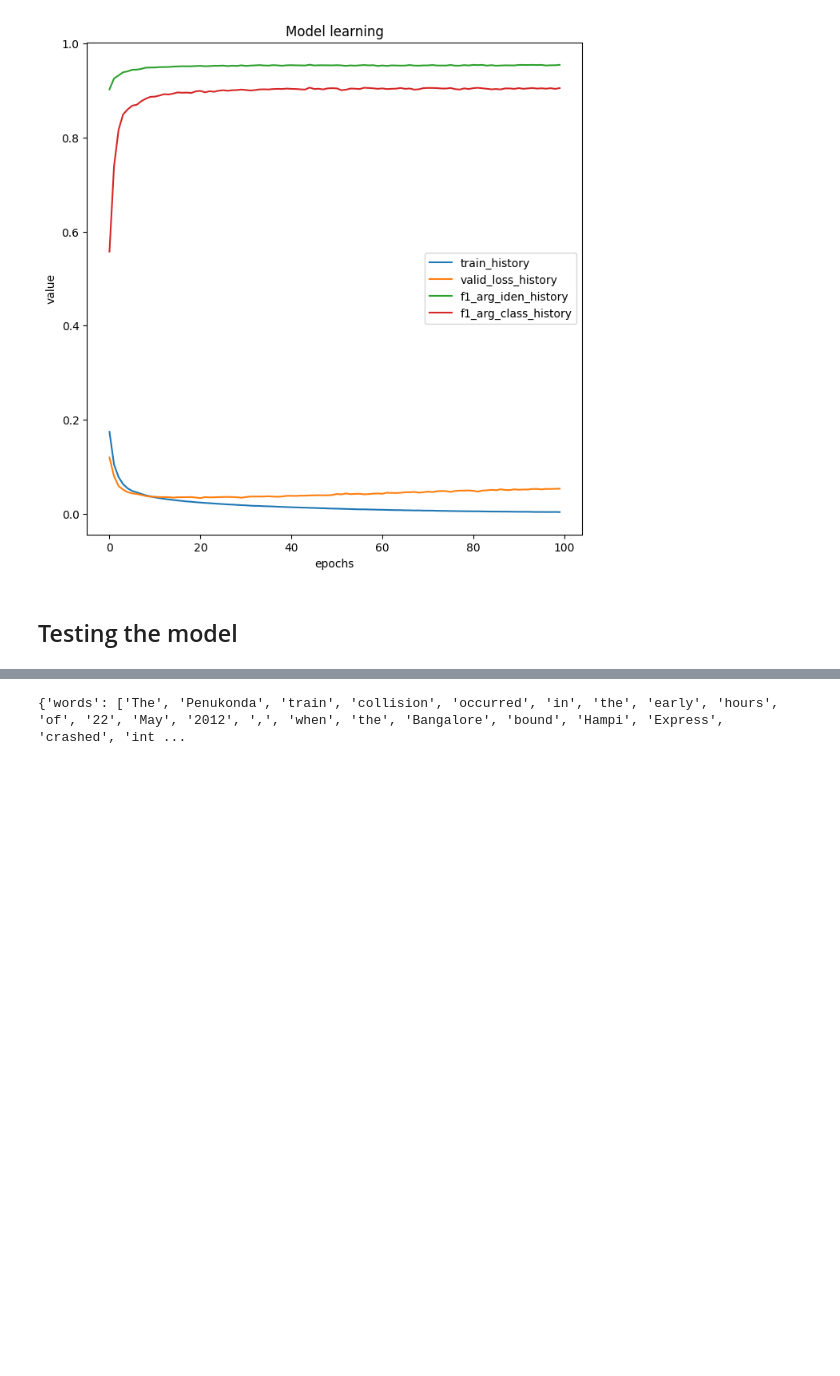
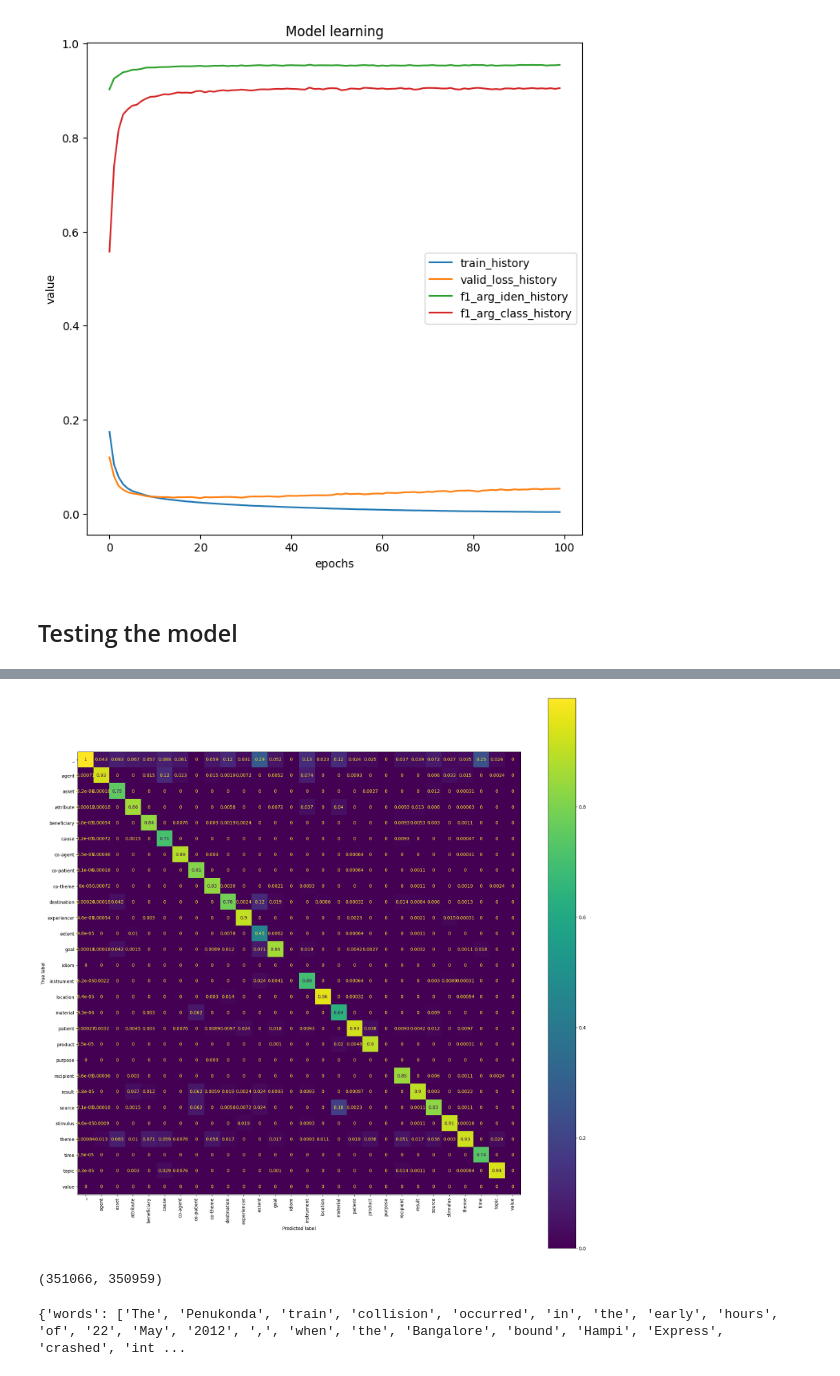
Before and after one commit to MarcoLoPinto/NounAtlasCreator, a Jupyter notebook: 3_4) add_roles_model.ipynb, the cells around one changed output, grey strips where cells are left out. Drawn from its saved outputs; the diff is of its cells as text; code cells hidden in the pictures; blank space fills up the shorter version.

```diff
--- a/3_3) add_roles_model.ipynb
+++ b/3_4) add_roles_model.ipynb
@@ -178,6 +178,34 @@ Some weights of the model checkpoint at xlm-roberta-base were not used when init
 - This IS NOT expected if you are initializing XLMRobertaModel from the checkpoint of a model that you expect to be exactly identical (initializing a BertForSequenceClassification model from a BertFor ...
 # %%
 model_role.load_weights(os.path.join(model_dir_path, f'role_adder_transformer_nounited{split_type}.pth'))
+# %%
+from code_files.utils.Trainer_role_adder import Trainer_role_adder
+
+trainer_role_adder = Trainer_role_adder()
+
+results_dict = trainer_role_adder.compute_validation(model_role, dataloader_dev_en_aic, device)
+# %%
+from sklearn.metrics import confusion_matrix, ConfusionMatrixDisplay
+import matplotlib.pyplot as plt
+
+y_true, y_pred = [], []
+for i, (a,b) in enumerate(zip(results_dict['predictions'], results_dict['labels'])):
+    if len(a) == len(b):
+        y_pred += a
+        y_true += b
+
+cm = confusion_matrix(y_true, y_pred, normalize='pred', labels=global_params['id_to_roles'])
+cmd = ConfusionMatrixDisplay(cm, display_labels=global_params['id_to_roles'])
+fig, ax = plt.subplots(figsize=(22,22))
+cmd.plot(ax=ax)
+plt.xticks(rotation=90)
+plt.show()
+# %% [output]
+[figure, added]
+# %%
+len([e for sample in results_dict['labels'] for e in sample]), len([e for sample in results_dict['predictions'] for e in sample])
+# %% [output]
+(351066, 350959)
 # %%
 smpl_num = 6
 smpl = dataset_dev_en_aic[smpl_num]
```
Also changed, not shown: parts of 1 cell of this notebook, 13 other files.
